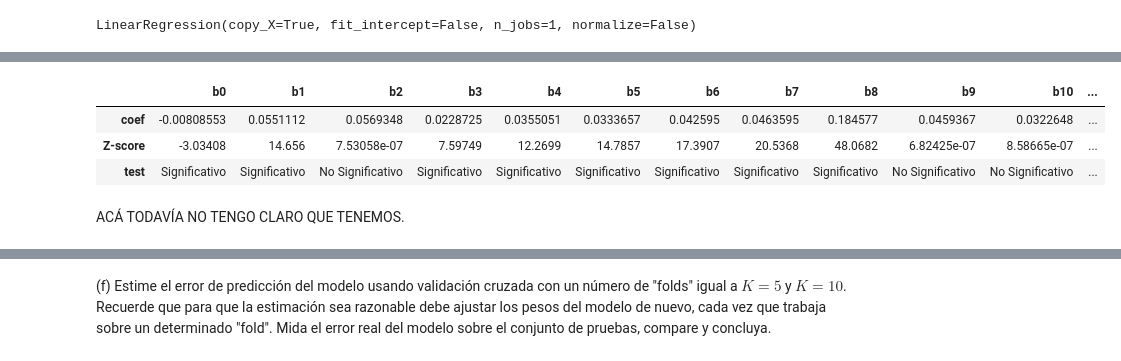
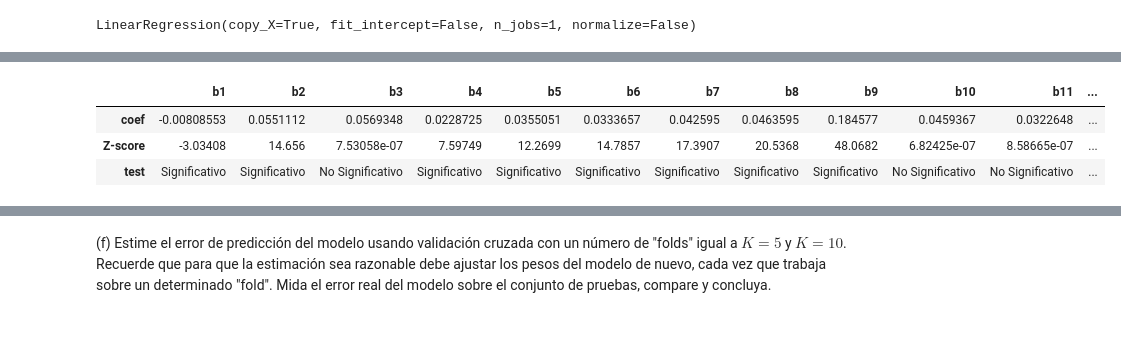
Before and after one commit to dsanmartin/INF578-HW, a Jupyter notebook: 1/Tarea1-ML.ipynb, the cells around one changed output, grey strips where cells are left out. Drawn from its saved outputs; the diff is of its cells as text; code cells hidden in the pictures; blank space fills up the shorter version.

```diff
--- a/1/Tarea1-ML.ipynb
+++ b/1/Tarea1-ML.ipynb
@@ -105,28 +109,29 @@ yhat_val = linreg.predict(df_scaled_train)
 zs = Zscore(df_scaled_train, ytrain, yhat_val, linreg.coef_)
 # %%
+# Se realiza un contraste de hipotesis para ver si algun \beta_i = 0
 from scipy import stats
-#Studnt, n=999, p<0.05, 2-tail
-#equivalent to Excel TINV(0.05,999)
-vcrit= stats.t.ppf(1-0.025, df.shape[0]-df.shape[1]-1)
+
+M, I = df_scaled_train.shape
+
+# Valor critico de z_i ~ t_{M-I-1}
+vcrit = stats.t.ppf(1-0.025, M - I - 1)
 
 def test(z,vcr):
-    if abs(z)-vcrit <0:
+    if abs(z) < vcrit:
         return "No Significativo"
     else:
         return "Significativo"
+
 cotest = []
 for z in zs:
     cotest.append(test(z, vcrit))
-
-
-cols = ['b' + str(i) for i in range(18)]
-df_sp = pd.DataFrame([linreg.coef_, zs, cotest], index=['coef', 'Z-score', 'test'], columns=cols)
-
-df_sp
-# %% [output]
-|  | b0 | b1 | b2 | b3 | b4 | b5 | b6 | b7 | b8 | b9 | b10 | ... |
-| coef | -0.00808553 | 0.0551112 | 0.0569348 | 0.0228725 | 0.0355051 | 0.0333657 | 0.042595 | 0.0463595 | 0.184577 | 0.0459367 | 0.0322648 | ... |
-| Z-score | -3.03408 | 14.656 | 7.53058e-07 | 7.59749 | 12.2699 | 14.7857 | 17.3907 | 20.5368 | 48.0682 | 6.82425e-07 | 8.58665e-07 | ... |
-| test | Significativo | Significativo | No Significativo | Significativo | Significativo | Significativo | Significativo | Significativo | Significativo | No Significativo | No Significativo | ... |
-# %% [markdown]
-ACÁ TODAVÍA NO TENGO CLARO QUE TENEMOS.
+# %%
+cols = ['b' + str(i) for i in range(1, 18)] + ['b0']
+df_sp = pd.DataFrame([linreg.coef_, zs, cotest], index=['coef', 'Z-score', 'test'], columns=cols)
+
+df_sp
+# %% [output]
+|  | b1 | b2 | b3 | b4 | b5 | b6 | b7 | b8 | b9 | b10 | b11 | ... |
+| coef | -0.00808553 | 0.0551112 | 0.0569348 | 0.0228725 | 0.0355051 | 0.0333657 | 0.042595 | 0.0463595 | 0.184577 | 0.0459367 | 0.0322648 | ... |
+| Z-score | -3.03408 | 14.656 | 7.53058e-07 | 7.59749 | 12.2699 | 14.7857 | 17.3907 | 20.5368 | 48.0682 | 6.82425e-07 | 8.58665e-07 | ... |
+| test | Significativo | Significativo | No Significativo | Significativo | Significativo | Significativo | Significativo | Significativo | Significativo | No Significativo | No Significativo | ... |
```
Also changed, not shown: parts of 13 cells of this notebook.
